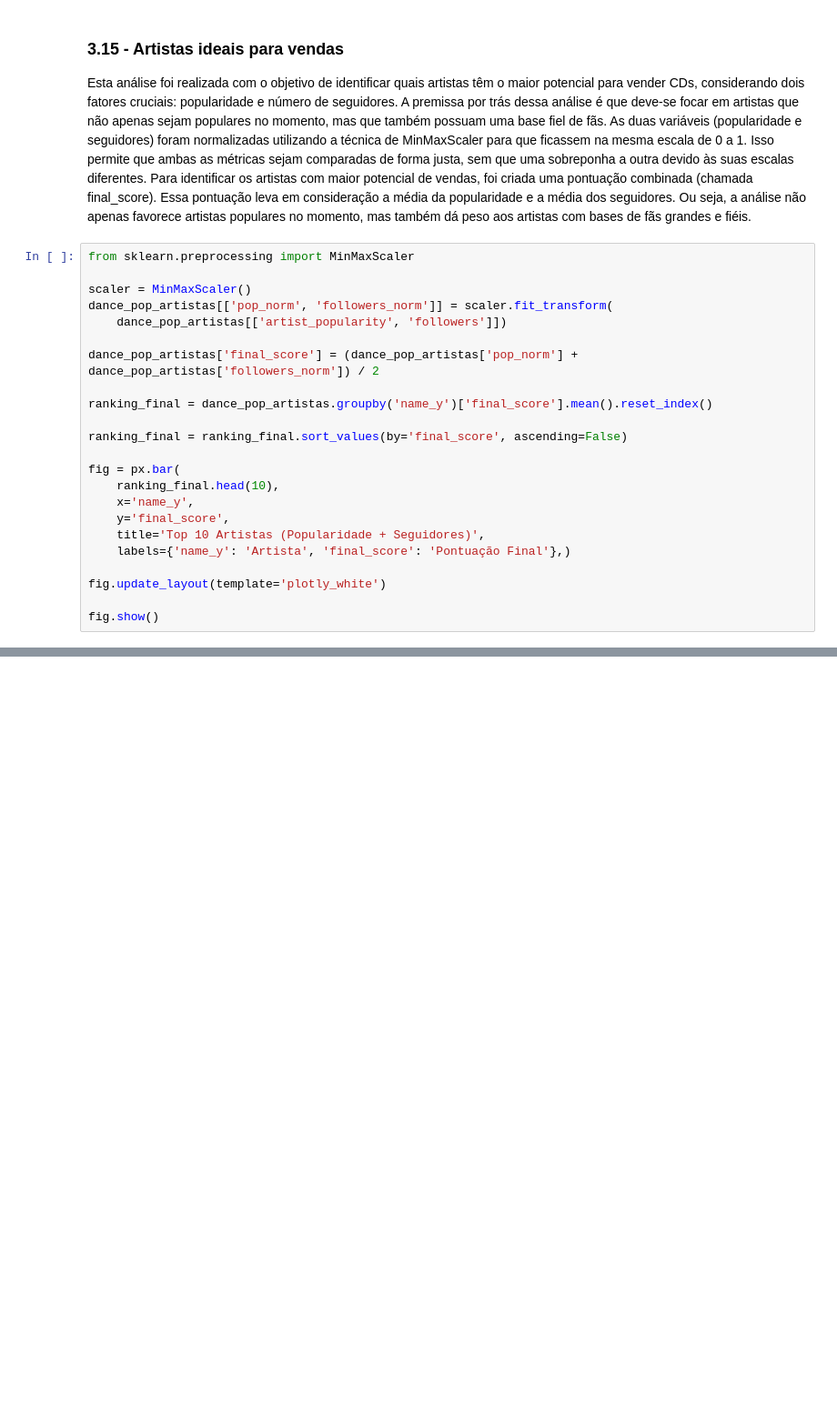
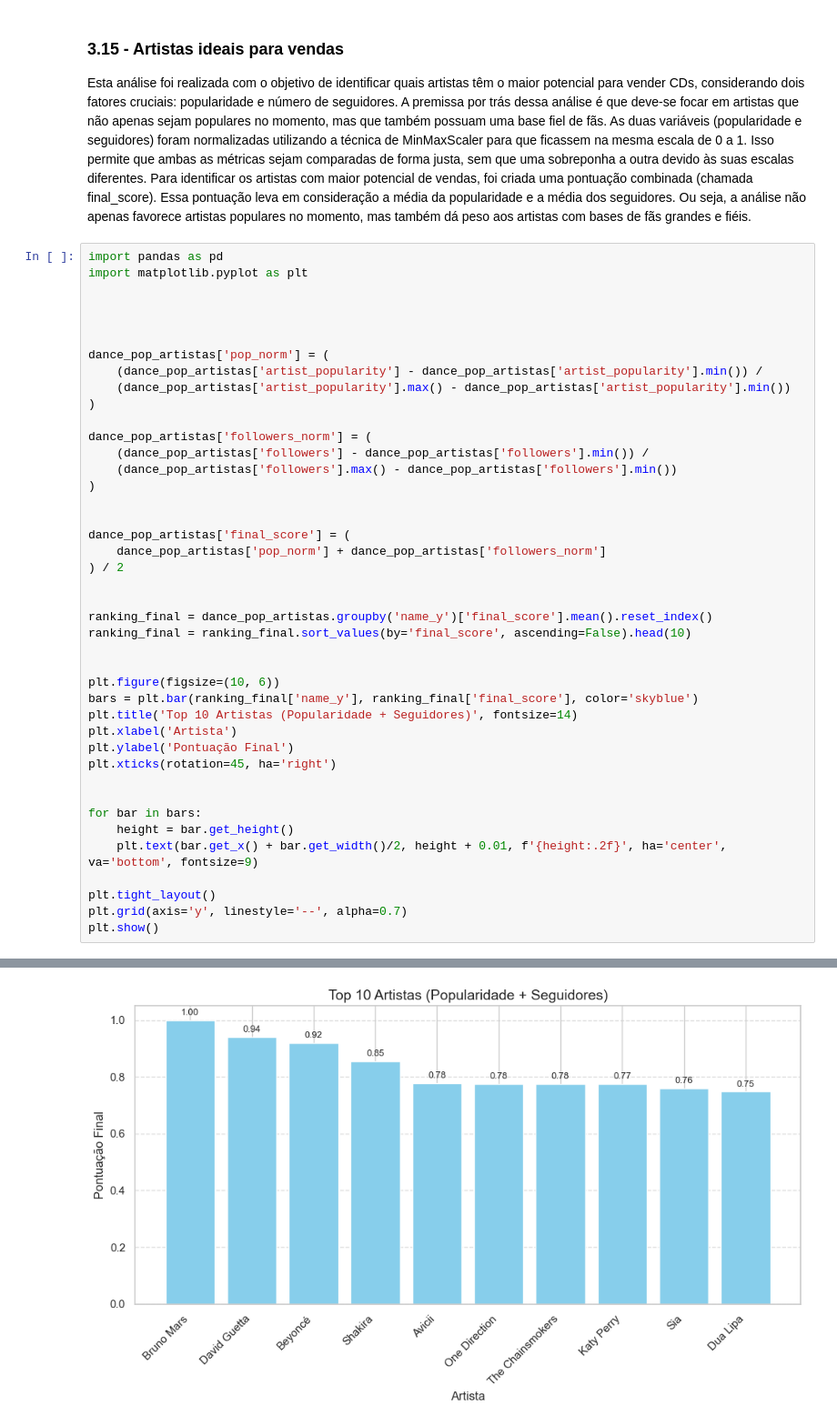
Before and after one commit to pedropalugan/mel-records2, a Jupyter notebook: notebook.ipynb, the cells around one changed output, grey strips where cells are left out. Shown at 91% size. Drawn from its saved outputs; the diff is of its cells as text; blank space fills up the shorter version.

Commit message:
corrigindo os problemas com plotly

```diff
--- a/notebook.ipynb
+++ b/notebook.ipynb
@@ -523,26 +537,45 @@ Esta análise foi realizada com o objetivo de identificar quais artistas têm o
 As duas variáveis (popularidade e seguidores) foram normalizadas utilizando a técnica de MinMaxScaler para que ficassem na mesma escala de 0 a 1. Isso permite que ambas as métricas sejam comparadas de forma justa, sem que uma sobreponha a outra devido às suas escalas diferentes.
 Para identificar os artistas com maior potencial de vendas, foi criada uma pontuação combinada (chamada final_score). Essa pontuação leva em consideração a média da popularidade e a média dos seguidores. Ou seja, a análise não apenas favorece artistas populares no momento, mas também dá peso aos artistas com bases de fãs grandes e fiéis.
 # %%
-from sklearn.preprocessing import MinMaxScaler
+import pandas as pd
+import matplotlib.pyplot as plt
 
-scaler = MinMaxScaler()
-dance_pop_artistas[['pop_norm', 'followers_norm']] = scaler.fit_transform(
-    dance_pop_artistas[['artist_popularity', 'followers']])
 
-dance_pop_artistas['final_score'] = (dance_pop_artistas['pop_norm'] + dance_pop_artistas['followers_norm']) / 2
+
+
+dance_pop_artistas['pop_norm'] = (
+    (dance_pop_artistas['artist_popularity'] - dance_pop_artistas['artist_popularity'].min()) /
+    (dance_pop_artistas['artist_popularity'].max() - dance_pop_artistas['artist_popularity'].min())
+)
+
+dance_pop_artistas['followers_norm'] = (
+    (dance_pop_artistas['followers'] - dance_pop_artistas['followers'].min()) /
+    (dance_pop_artistas['followers'].max() - dance_pop_artistas['followers'].min())
+)
+
+
+dance_pop_artistas['final_score'] = (
+    dance_pop_artistas['pop_norm'] + dance_pop_artistas['followers_norm']
+) / 2
+
 
 ranking_final = dance_pop_artistas.groupby('name_y')['final_score'].mean().reset_index()
+ranking_final = ranking_final.sort_values(by='final_score', ascending=False).head(10)
 
-ranking_final = ranking_final.sort_values(by='final_score', ascending=False)
 
-fig = px.bar(
-    ranking_final.head(10),
-    x='name_y',
-    y='final_score',
-    title='Top 10 Artistas (Popularidade + Seguidores)',
-    labels={'name_y': 'Artista', 'final_score': 'Pontuação Final'},)
+plt.figure(figsize=(10, 6))
+bars = plt.bar(ranking_final['name_y'], ranking_final['final_score'], color='skyblue')
+plt.title('Top 10 Artistas (Popularidade + Seguidores)', fontsize=14)
+plt.xlabel('Artista')
+plt.ylabel('Pontuação Final')
+plt.xticks(rotation=45, ha='right')
 
-fig.update_layout(template='plotly_white')
 
-fig.show()
+for bar in bars:
+    height = bar.get_height()
+    plt.text(bar.get_x() + bar.get_width()/2, height + 0.01, f'{height:.2f}', ha='center', va='bottom', fontsize=9)
+
+plt.tight_layout()
+plt.grid(axis='y', linestyle='--', alpha=0.7)
+plt.show()
 # %% [output]
@@ -549,0 +600 @@ ModuleNotFoundError: No module named 'sklearn'
+[figure, added]
```
Also changed, not shown: parts of 15 cells of this notebook.
